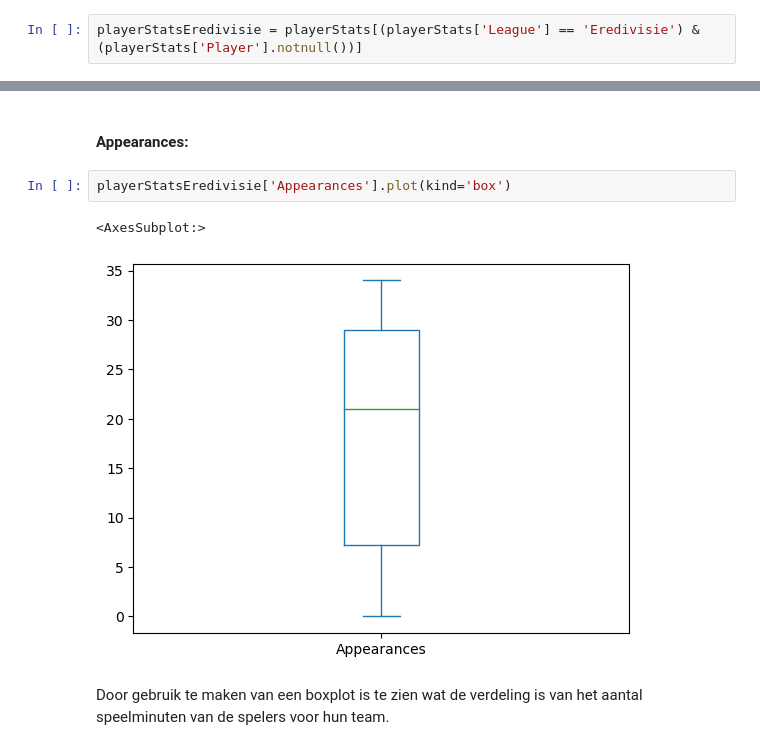
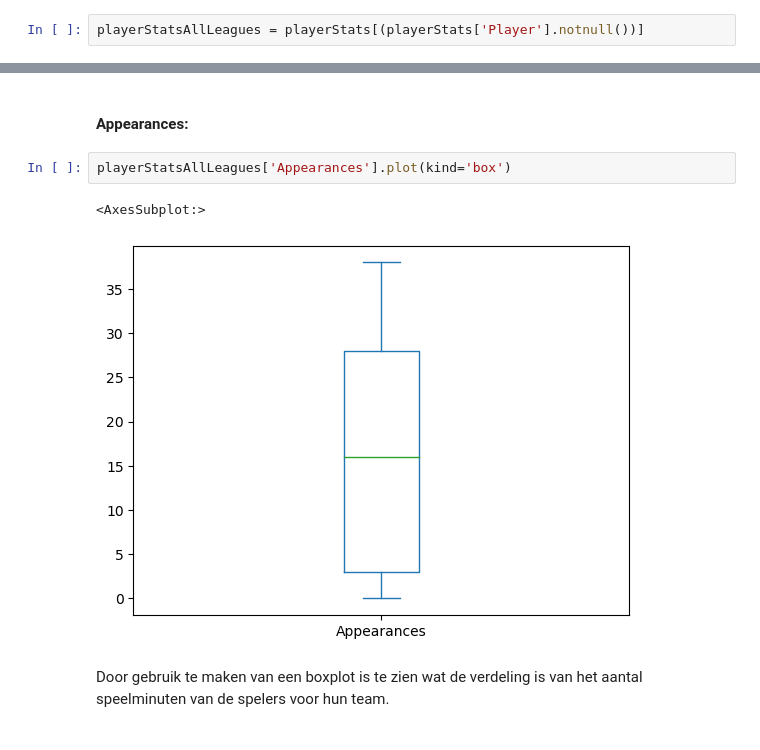
Before and after one commit to Zuijd/PortfolioDataScience, a Jupyter notebook: assignment6/assignment6.ipynb, the cells around one changed output, grey strips where cells are left out. Drawn from its saved outputs; the diff is of its cells as text.

```diff
--- a/assignment6/assignment6.ipynb
+++ b/assignment6/assignment6.ipynb
@@ -19,5 +19,5 @@ playerStats.head()
 # %%
-playerStatsEredivisie = playerStats[(playerStats['League'] == 'Eredivisie') & (playerStats['Player'].notnull())]
+playerStatsAllLeagues = playerStats[(playerStats['Player'].notnull())]
 # %% [markdown]
 #### Categorical
 # %% [markdown]
@@ -50,10 +43,10 @@ Door gebruik te maken van een barplot is te zien hoeveel spelers op welke positi
 # %% [markdown]
 #### Appearances:
 # %%
-playerStatsEredivisie['Appearances'].plot(kind='box')
+playerStatsAllLeagues['Appearances'].plot(kind='box')
 # %% [output]
 <AxesSubplot:>
-[figure, old version]
+[figure, new version]
 # %% [markdown]
 Door gebruik te maken van een boxplot is te zien wat de verdeling is van het aantal speelminuten van de spelers voor hun team.
 # %% [markdown]
```
Also changed, not shown: parts of 7 cells of this notebook.
